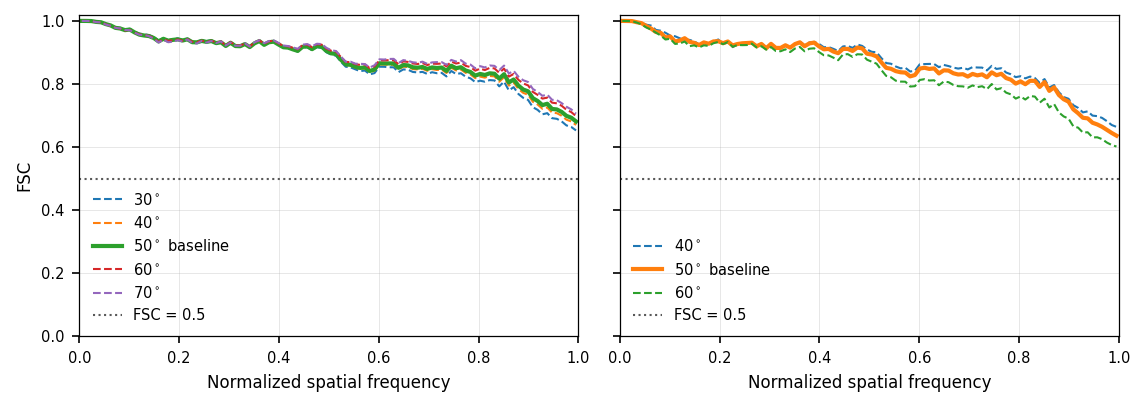
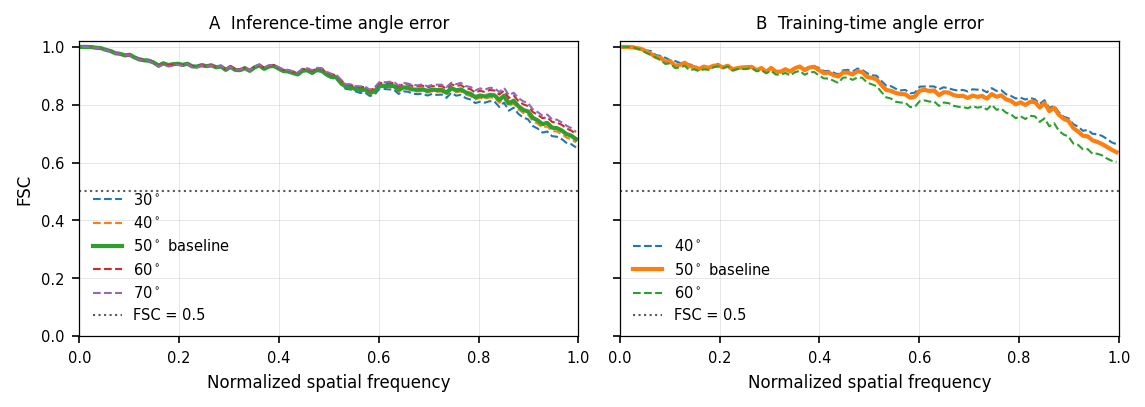
The change to this notebook cell's code, shown as a diff; its figure went from the first image to the second:
--- before
+++ after
@@ -44,15 +44,9 @@
         )
         
-# Replace these with your actual arrays
-# ax.plot(freqs, fsc_30, "--", linewidth=1.2, label=r"$30^\circ$")
-# ax.plot(freqs, fsc_40, "--", linewidth=1.2, label=r"$40^\circ$")
-# ax.plot(freqs, fsc_50, "-",  linewidth=2.0, label=r"$50^\circ$ correct")
-# ax.plot(freqs, fsc_60, "--", linewidth=1.2, label=r"$60^\circ$")
-# ax.plot(freqs, fsc_70, "--", linewidth=1.2, label=r"$70^\circ$")
 
 ax.axhline(0.5, linestyle=":", linewidth=1.0, color="0.35", label="FSC = 0.5")
 #ax.axhline(0.143, linestyle=":", linewidth=1.0, color="0.55", label="FSC = 0.143")
 
-
+ax.set_title("A  Inference-time angle error")
 ax.set_xlabel("Normalized spatial frequency")
 ax.set_ylabel("FSC")
@@ -87,12 +81,9 @@
         )
 
-# Replace these with your actual arrays
-# ax.plot(freqs, fsc_train40, "--", linewidth=1.2, label=r"$40^\circ$")
-# ax.plot(freqs, fsc_train50, "-",  linewidth=2.0, label=r"$50^\circ$ correct")
-# ax.plot(freqs, fsc_train60, "--", linewidth=1.2, label=r"$60^\circ$")
 
 ax.axhline(0.5, linestyle=":", linewidth=1.0, color="0.35", label="FSC = 0.5")
 #ax.axhline(0.143, linestyle=":", linewidth=1.0, color="0.55", label="FSC = 0.143")
 
+ax.set_title("B  Training-time angle error")
 ax.set_xlabel("Normalized spatial frequency")
 ax.set_xlim(0, 1.0)

Commit: Clearing Notebooks & Figures, adding FSC and metrics notebook